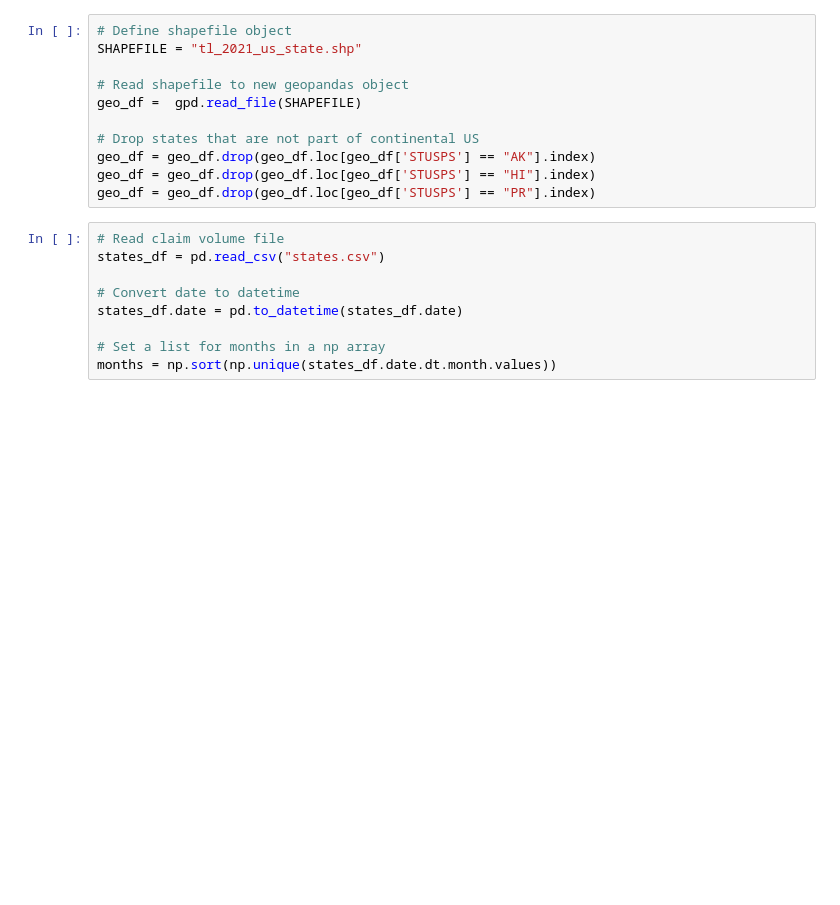
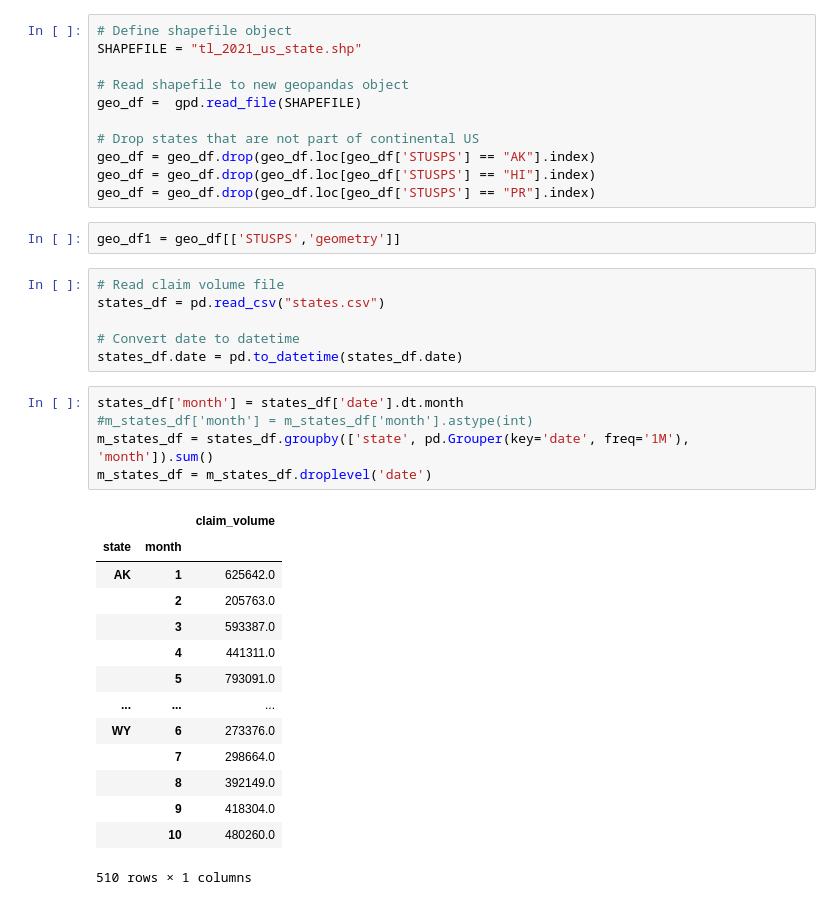
Before and after one commit to mmestres91/ds_firstproj, a Jupyter notebook: animated_heatmap.ipynb, the cells around one changed output. Saved outputs shown, nothing was run; the diff lists cells and outputs as text; blank space fills up the shorter version.

```diff
--- a/animated_heatmap.ipynb
+++ b/animated_heatmap.ipynb
@@ -17,12 +21,31 @@ geo_df =  gpd.read_file(SHAPEFILE)
 geo_df = geo_df.drop(geo_df.loc[geo_df['STUSPS'] == "AK"].index)
 geo_df = geo_df.drop(geo_df.loc[geo_df['STUSPS'] == "HI"].index)
 geo_df = geo_df.drop(geo_df.loc[geo_df['STUSPS'] == "PR"].index)
+# %%
+geo_df1 = geo_df[['STUSPS','geometry']]
 # %%
 # Read claim volume file
 states_df = pd.read_csv("states.csv")
 
 # Convert date to datetime
 states_df.date = pd.to_datetime(states_df.date)
-
-# Set a list for months in a np array
-months = np.sort(np.unique(states_df.date.dt.month.values))
+# %%
+states_df['month'] = states_df['date'].dt.month
+#m_states_df['month'] = m_states_df['month'].astype(int)
+m_states_df = states_df.groupby(['state', pd.Grouper(key='date', freq='1M'), 'month']).sum()
+m_states_df = m_states_df.droplevel('date')
+# %% [output]
+|  |  | claim_volume |
+| state | month |  |
+| AK | 1 | 625642.0 |
+|  | 2 | 205763.0 |
+|  | 3 | 593387.0 |
+|  | 4 | 441311.0 |
+|  | 5 | 793091.0 |
+| ... | ... | ... |
+| WY | 6 | 273376.0 |
+|  | 7 | 298664.0 |
+|  | 8 | 392149.0 |
+|  | 9 | 418304.0 |
+|  | 10 | 480260.0 |
+510 rows × 1 columns
```
Also changed, not shown: parts of 14 cells of this notebook.
